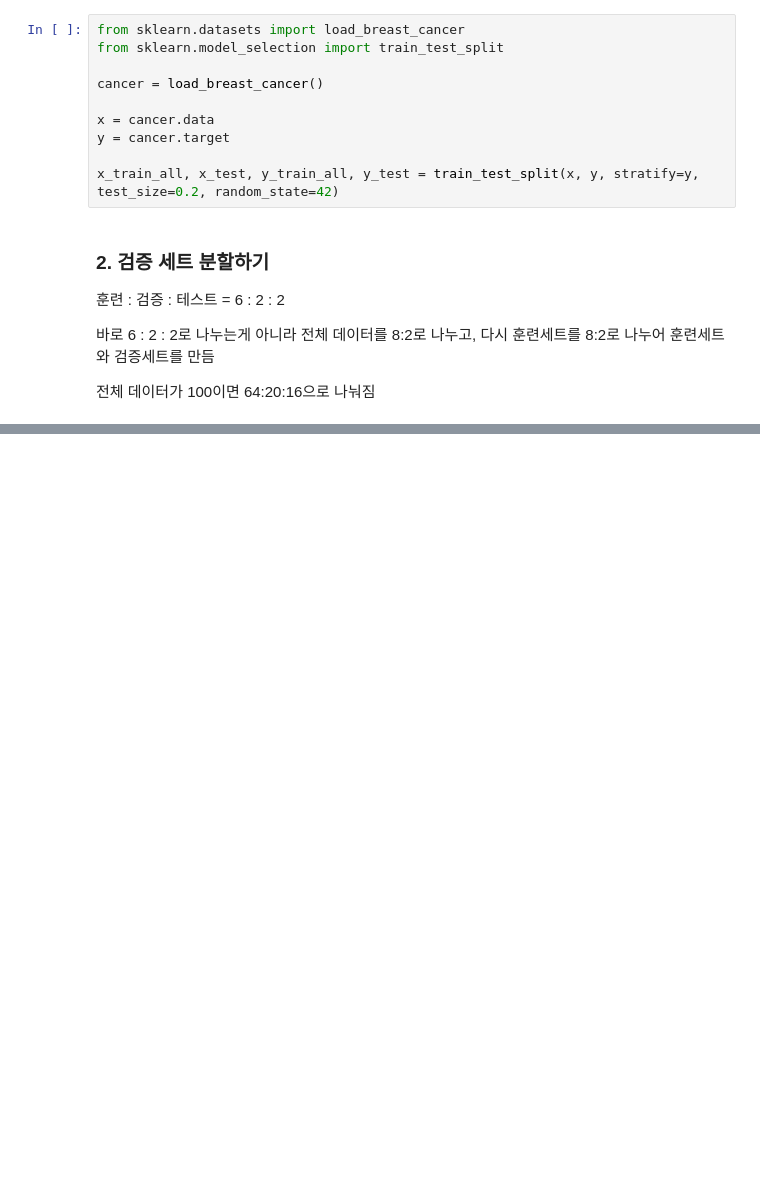
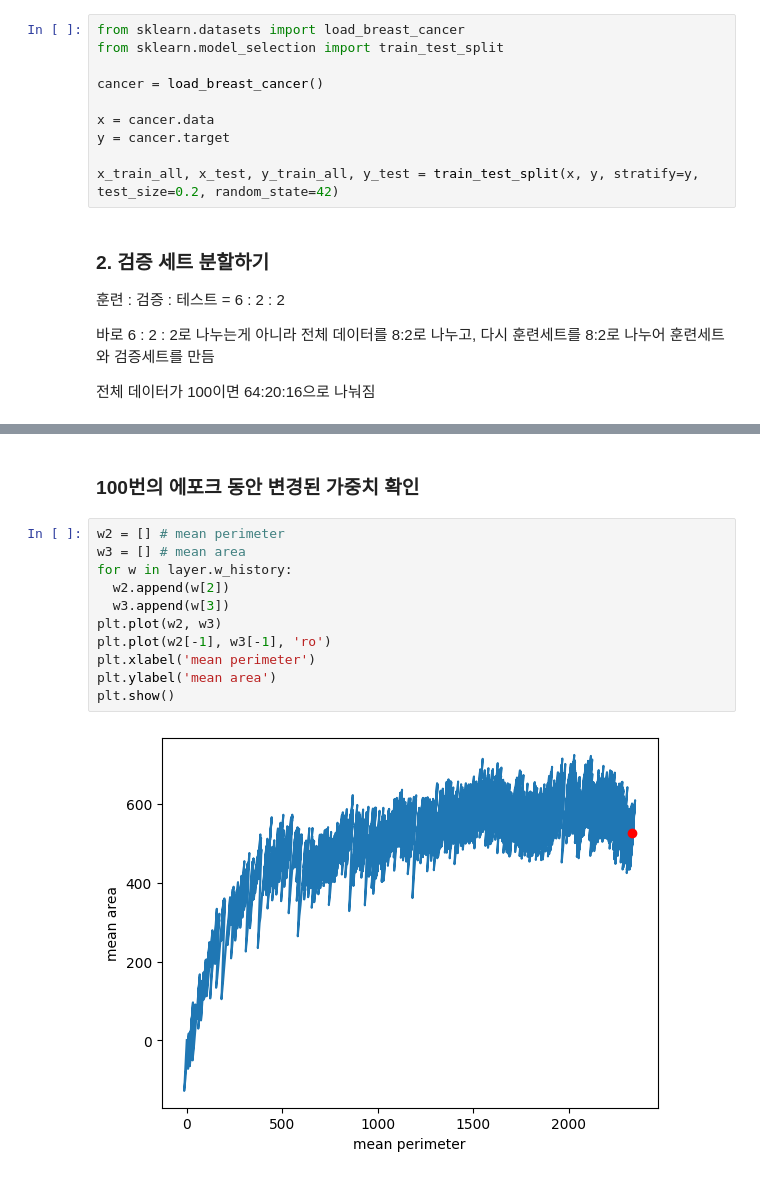
Before and after one commit to mapzine123/machine-running, a Jupyter notebook: 3_훈련_노하우_익히기.ipynb, the cells around one changed output, grey strips where cells are left out. Drawn from its saved outputs; the diff is of its cells as text; blank space fills up the shorter version.

```diff
--- a/3_훈련_노하우_익히기.ipynb
+++ b/3_훈련_노하우_익히기.ipynb
@@ -81,0 +214,15 @@ x_train_all, x_test, y_train_all, y_test = train_test_split(x, y, stratify=y, te
+# %% [markdown]
+### 100번의 에포크 동안 변경된 가중치 확인
+# %%
+w2 = [] # mean perimeter
+w3 = [] # mean area
+for w in layer.w_history:
+  w2.append(w[2])
+  w3.append(w[3])
+plt.plot(w2, w3)
+plt.plot(w2[-1], w3[-1], 'ro')
+plt.xlabel('mean perimeter')
+plt.ylabel('mean area')
+plt.show()
+# %% [output]
+[figure, added]
```
Also changed, not shown: parts of 41 cells of this notebook.
